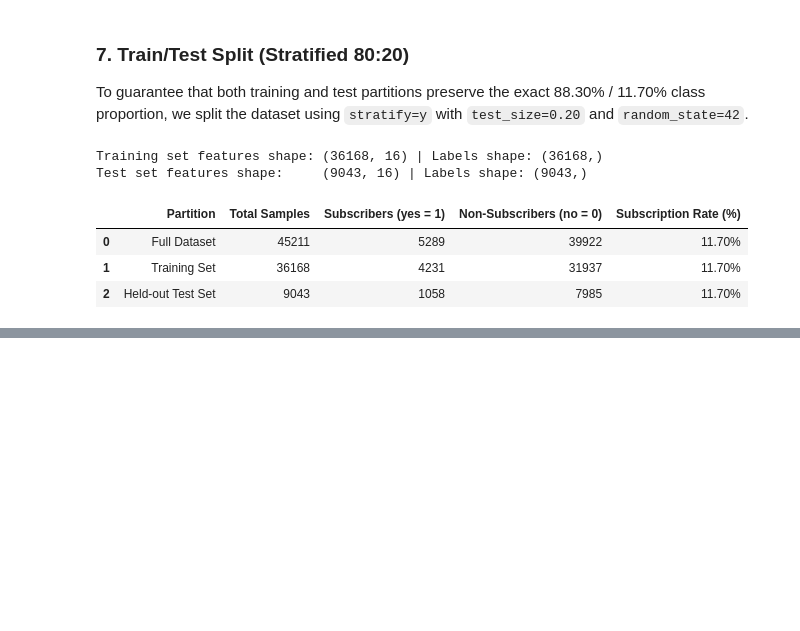
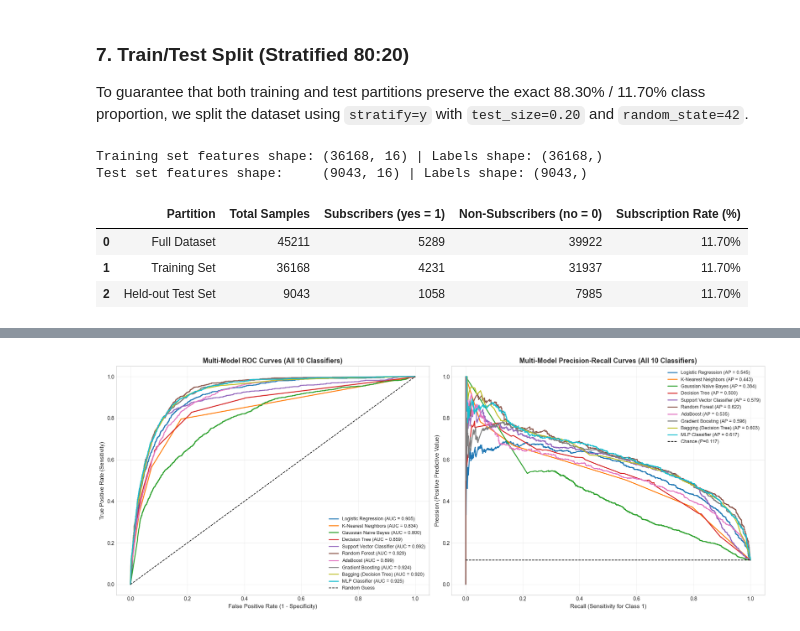
Before and after one commit to Ne-Ran/Machine-Learning-Capstone-Project, a Jupyter notebook: notebooks/classification.ipynb, the cells around one changed output, grey strips where cells are left out. Drawn from its saved outputs; the diff is of its cells as text; code cells hidden in the pictures; blank space fills up the shorter version.

```diff
--- a/notebooks/classification.ipynb
+++ b/notebooks/classification.ipynb
@@ -1178,0 +893,34 @@ In Review 2, the classification track will be extended with:
+# %%
+# 1. Multi-Model ROC Curves & PR Curves
+fig, (ax_roc, ax_pr) = plt.subplots(1, 2, figsize=(18, 7))
+
+for name, y_prob in test_probabilities.items():
+    # ROC Curve
+    fpr, tpr, _ = roc_curve(y_test, y_prob)
+    auc = roc_auc_score(y_test, y_prob)
+    ax_roc.plot(fpr, tpr, label=f"{name} (AUC = {auc:.3f})", lw=1.8)
+
+    # PR Curve
+    prec, rec, _ = precision_recall_curve(y_test, y_prob)
+    ap = average_precision_score(y_test, y_prob)
+    ax_pr.plot(rec, prec, label=f"{name} (AP = {ap:.3f})", lw=1.8)
+
+ax_roc.plot([0, 1], [0, 1], 'k--', lw=1.2, label='Random Guess')
+ax_roc.set_title('Multi-Model ROC Curves (All 10 Classifiers)', fontsize=13, fontweight='bold')
+ax_roc.set_xlabel('False Positive Rate (1 - Specificity)', fontsize=11)
+ax_roc.set_ylabel('True Positive Rate (Sensitivity)', fontsize=11)
+ax_roc.legend(loc='lower right', fontsize=9)
+ax_roc.grid(True, alpha=0.3)
+
+baseline_pos = y_test.mean()
+ax_pr.plot([0, 1], [baseline_pos, baseline_pos], 'k--', lw=1.2, label=f'Chance (P={baseline_pos:.3f})')
+ax_pr.set_title('Multi-Model Precision-Recall Curves (All 10 Classifiers)', fontsize=13, fontweight='bold')
+ax_pr.set_xlabel('Recall (Sensitivity for Class 1)', fontsize=11)
+ax_pr.set_ylabel('Precision (Positive Predictive Value)', fontsize=11)
+ax_pr.legend(loc='upper right', fontsize=9)
+ax_pr.grid(True, alpha=0.3)
+
+plt.tight_layout()
+plt.show()
+# %% [output]
+[figure, added]
```
Also changed, not shown: parts of 44 cells of this notebook, 1 other file.
